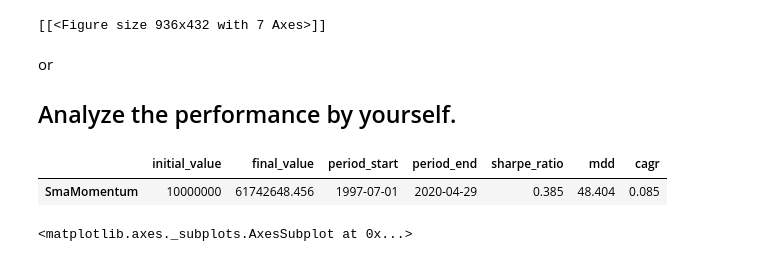
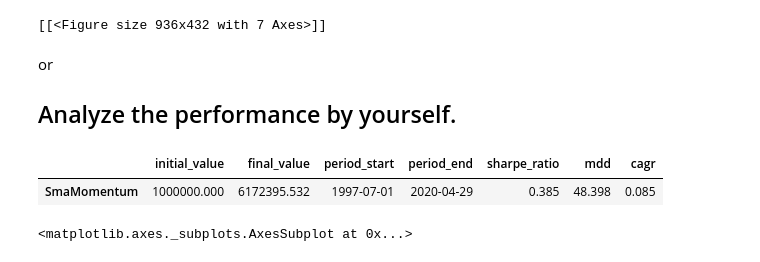
Before and after one commit to samuel281/qu-ant, a Jupyter notebook: notebooks/examples/ch1/simple_momentum.ipynb, the cells around one changed output. Drawn from its saved outputs; the diff is of its cells as text; code cells hidden in the pictures.

```diff
--- a/notebooks/examples/ch1/simple_momentum.ipynb
+++ b/notebooks/examples/ch1/simple_momentum.ipynb
@@ -54,0 +21,21 @@ Final Portfolio Value: 61742648.46
+# %%
+import backtrader as bt
+
+from lib.strategies.sma_momentum_strategy import SMAMomentumStrategy
+from lib.utils.runtime_util import create_and_configure_cerebro
+
+# Create a backtest runtime.
+initial_cash = 1000000
+sma_cerebro = create_and_configure_cerebro(
+    SMAMomentumStrategy,
+    {
+        bt.feeds.PandasData(dataname=kospi_df): dict(name='KOSPI'),
+    },
+    strategy_params=dict(maperiod=60, buy_margin=0.03, rocperiod=7),
+    initial_cash=initial_cash
+)
+
+# Run it!
+print('Starting Portfolio Value: %.2f' % sma_cerebro.broker.getvalue())
+sma_res = sma_cerebro.run()
+print('Final Portfolio Value: %.2f' % sma_cerebro.broker.getvalue())
@@ -66,37 +56,22 @@ cerebro.plot()
 # %% [markdown]
 or
 ## Analyze the performance by yourself.
-# %%
-%matplotlib inline
-import empyrical as ep
-import pandas as pd
-
-from lib.utils.analyzer_utils import annual_return_to_df, positions_value_to_df
-
-sma_return_df = annual_return_to_df(res[0].analyzers.annual_return.get_analysis())
-sma_positions_value_df = positions_value_to_df(res[0].analyzers.positions_value.get_analysis(), enrich_total=True, total_col_name='total')
-sharpe_ratio = res[0].analyzers.sharpe.get_analysis()['sharperatio']
-mdd = res[0].analyzers.draw_down.get_analysis()["max"]["drawdown"]
-cagr = ep.cagr(sma_positions_value_df['total'].pct_change(), period="daily", annualization=None)
-
-sma_report_df = pd.DataFrame(
-    dict(
-        initial_value = initial_cash,
-        final_value = cerebro.broker.get_value(),
-        period_start = sma_positions_value_df.index.min(),
-        period_end = sma_positions_value_df.index.max(),
-        sharpe_ratio = sharpe_ratio,
-        mdd = mdd,
-        cagr = cagr
-    ),
-    index=['SmaMomentum']
-)
-
-pd.set_option('float_format', '{:.3f}'.format)
-sma_report_df
-# %% [output]
-|  | initial_value | final_value | period_start | period_end | sharpe_ratio | mdd | cagr |
-| SmaMomentum | 10000000 | 61742648.456 | 1997-07-01 | 2020-04-29 | 0.385 | 48.404 | 0.085 |
+# %%
+%matplotlib inline
+import empyrical as ep
+import pandas as pd
+
+from lib.utils.analyzer_utils import get_annual_return_analysis_df, get_pos_values_analysis_df, get_default_perf_analysis_df
+
+pd.set_option('float_format', '{:.3f}'.format)
+
+sma_return_df = get_annual_return_analysis_df(sma_res[0])
+sma_pos_values_df = get_pos_values_analysis_df(sma_res[0])
+sma_perf_report_df = get_default_perf_analysis_df(sma_res[0], 'SmaMomentum')
+sma_perf_report_df
+# %% [output]
+|  | initial_value | final_value | period_start | period_end | sharpe_ratio | mdd | cagr |
+| SmaMomentum | 1000000.000 | 6172395.532 | 1997-07-01 | 2020-04-29 | 0.385 | 48.398 | 0.085 |
 # %%
 import matplotlib.pyplot as plt
 plt.rcParams["figure.figsize"] = (13,10)
```
Also changed, not shown: parts of 8 cells of this notebook, 3 other files.
